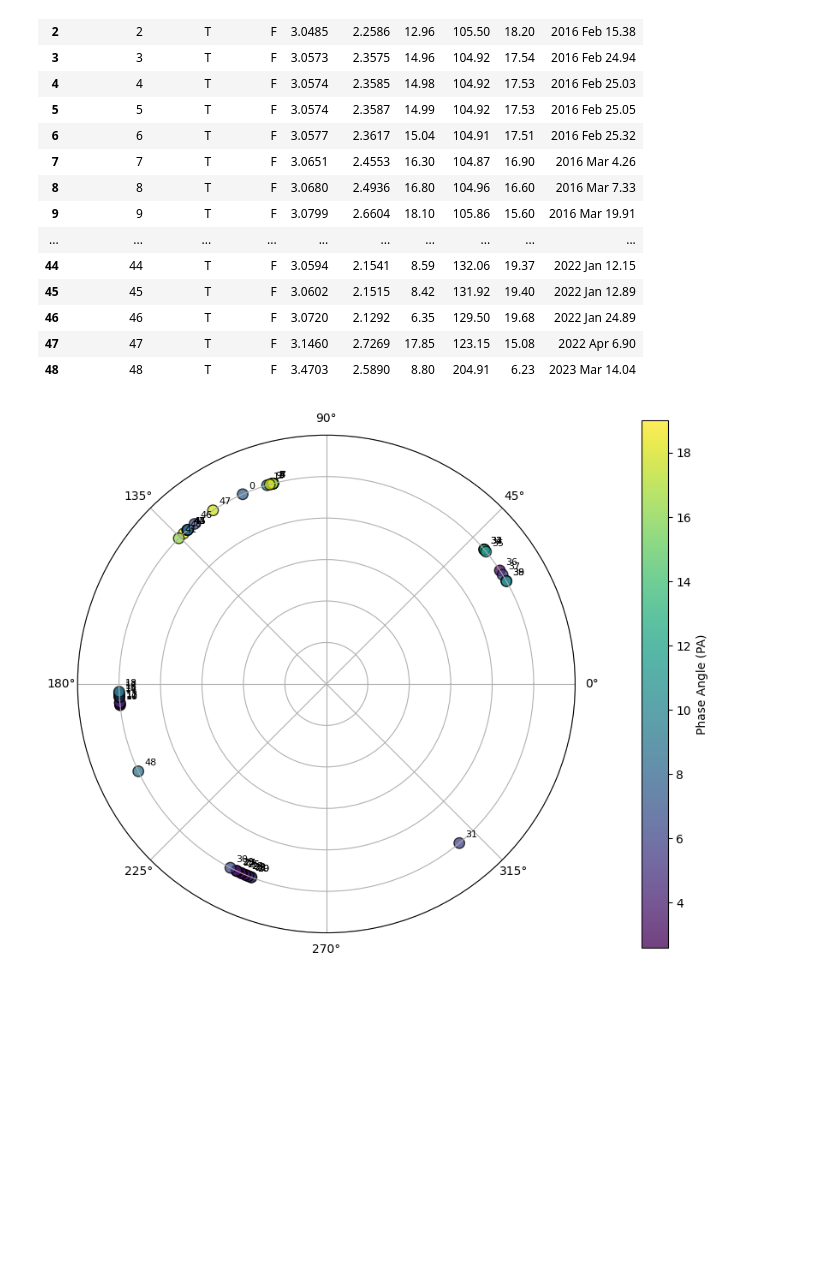
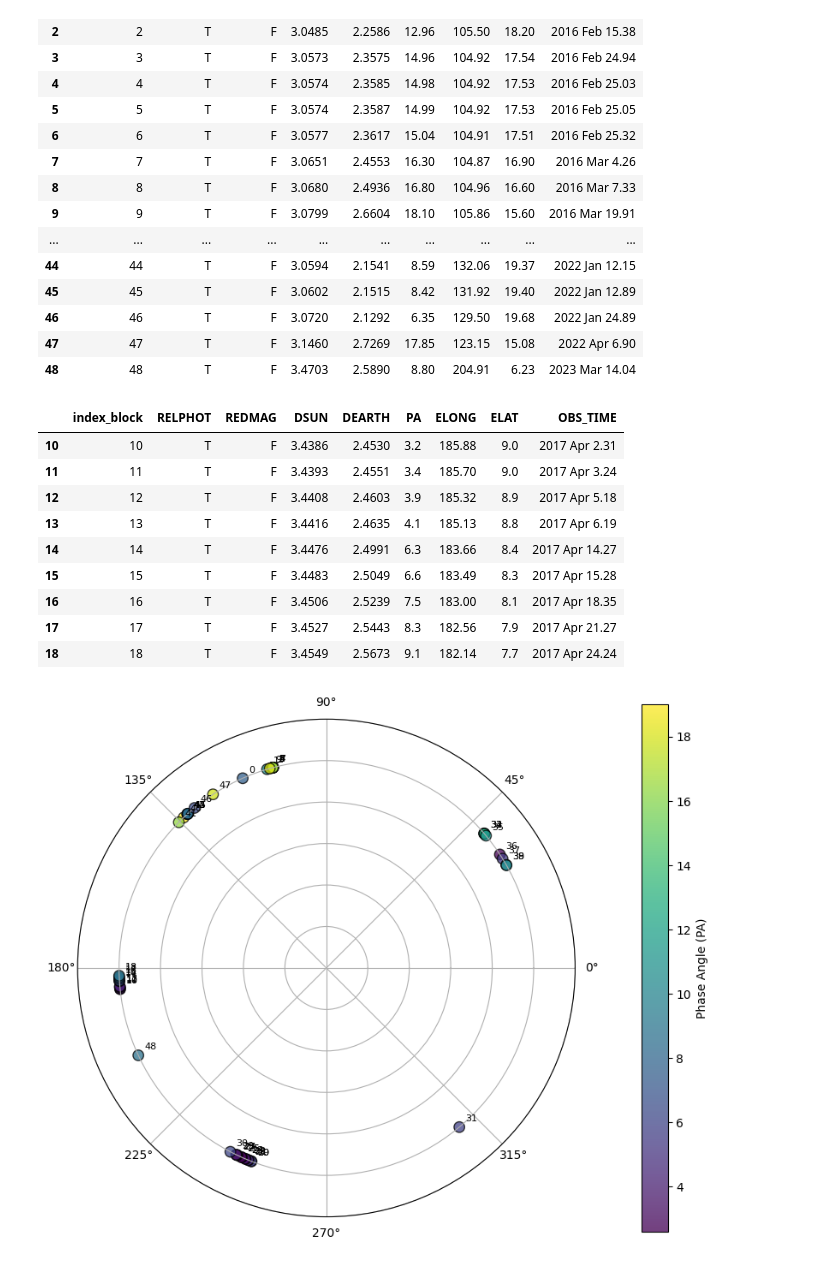
Before and after one commit to ASTR0MNSTR/univ_codes, a Jupyter notebook: 2025_2026/04-asteroids/polar/polar.ipynb, the cells around one changed output. Cells and saved outputs as stored; diff of their text form; code cells hidden in the pictures; blank space fills up the shorter version.

```diff
--- a/2025_2026/04-asteroids/polar/polar.ipynb
+++ b/2025_2026/04-asteroids/polar/polar.ipynb
@@ -25,9 +25,20 @@ df
 | 47 | 47 | T | F | 3.1460 | 2.7269 | 17.85 | 123.15 | 15.08 | 2022 Apr 6.90 |
 | 48 | 48 | T | F | 3.4703 | 2.5890 | 8.80 | 204.91 | 6.23 | 2023 Mar 14.04 |
 # %%
-# df = df.query("ELONG > 90 & ELONG < 150")
+df = df.query("ELONG > 180 and ELONG < 195")
 
-# df
+df
+# %% [output]
+|  | index_block | RELPHOT | REDMAG | DSUN | DEARTH | PA | ELONG | ELAT | OBS_TIME |
+| 10 | 10 | T | F | 3.4386 | 2.4530 | 3.2 | 185.88 | 9.0 | 2017 Apr 2.31 |
+| 11 | 11 | T | F | 3.4393 | 2.4551 | 3.4 | 185.70 | 9.0 | 2017 Apr 3.24 |
+| 12 | 12 | T | F | 3.4408 | 2.4603 | 3.9 | 185.32 | 8.9 | 2017 Apr 5.18 |
+| 13 | 13 | T | F | 3.4416 | 2.4635 | 4.1 | 185.13 | 8.8 | 2017 Apr 6.19 |
+| 14 | 14 | T | F | 3.4476 | 2.4991 | 6.3 | 183.66 | 8.4 | 2017 Apr 14.27 |
+| 15 | 15 | T | F | 3.4483 | 2.5049 | 6.6 | 183.49 | 8.3 | 2017 Apr 15.28 |
+| 16 | 16 | T | F | 3.4506 | 2.5239 | 7.5 | 183.00 | 8.1 | 2017 Apr 18.35 |
+| 17 | 17 | T | F | 3.4527 | 2.5443 | 8.3 | 182.56 | 7.9 | 2017 Apr 21.27 |
+| 18 | 18 | T | F | 3.4549 | 2.5673 | 9.1 | 182.14 | 7.7 | 2017 Apr 24.24 |
 # %%
 # 2. Define coordinates and colors
 # Radius is fixed at 1
```
Also changed, not shown: 2 other files.
